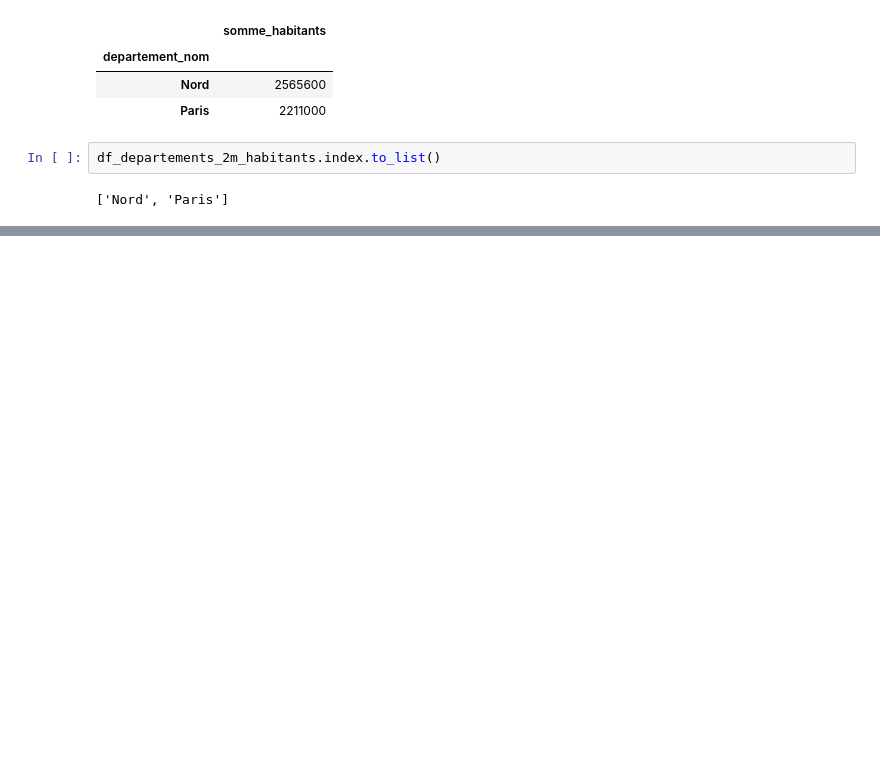
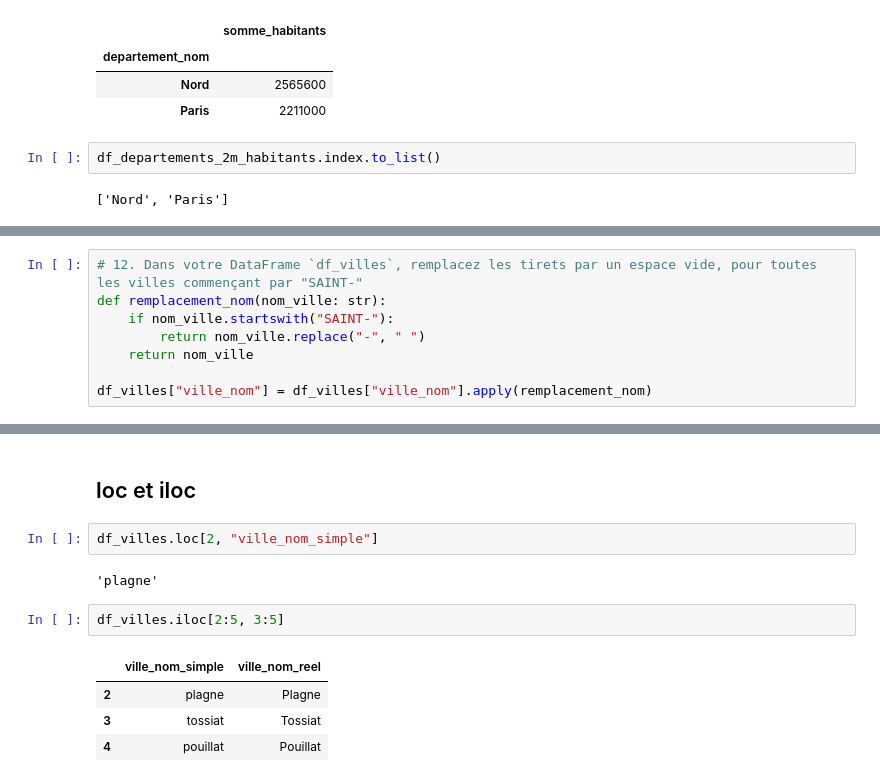
Before and after one commit to ZorroLeVrai/Python.Bureautique, a Jupyter notebook: Notebooks/Exercices/exo_16_villes_departements.ipynb, the cells around one changed output, grey strips where cells are left out. Drawn from its saved outputs; the diff is of its cells as text; blank space fills up the shorter version.

```diff
--- a/Notebooks/Exercices/exo_16_villes_departements.ipynb
+++ b/Notebooks/Exercices/exo_16_villes_departements.ipynb
@@ -266,0 +314,8 @@ df_departements_2m_habitants.index.to_list()
+# %%
+# 12. Dans votre DataFrame `df_villes`, remplacez les tirets par un espace vide, pour toutes les villes commençant par "SAINT-"
+def remplacement_nom(nom_ville: str):
+    if nom_ville.startswith("SAINT-"):
+        return nom_ville.replace("-", " ")
+    return nom_ville
+
+df_villes["ville_nom"] = df_villes["ville_nom"].apply(remplacement_nom)
@@ -286,0 +395,13 @@ df_villes[df_villes["ville_nom"].str.upper().str.startswith("SAINT")]
+# %% [markdown]
+## loc et iloc
+# %%
+df_villes.loc[2, "ville_nom_simple"]
+# %% [output]
+'plagne'
+# %%
+df_villes.iloc[2:5, 3:5]
+# %% [output]
+|  | ville_nom_simple | ville_nom_reel |
+| 2 | plagne | Plagne |
+| 3 | tossiat | Tossiat |
+| 4 | pouillat | Pouillat |
```
Also changed, not shown: parts of 14 cells of this notebook.
